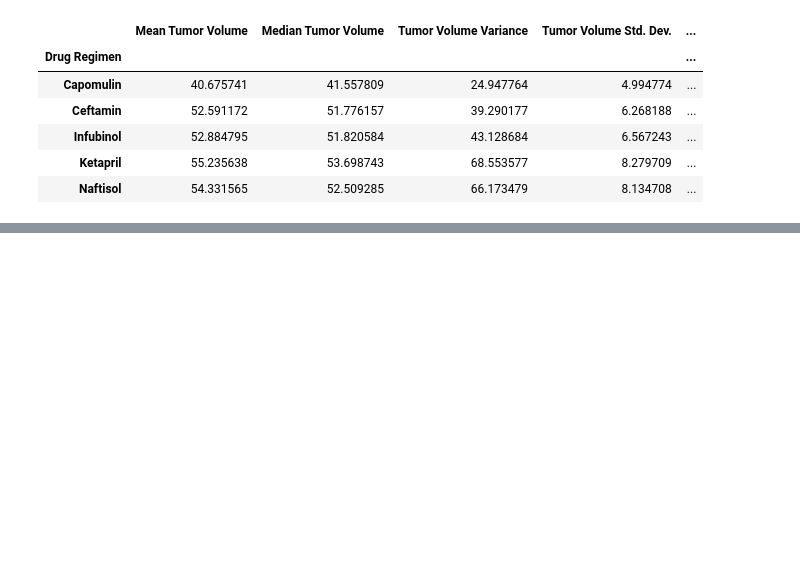
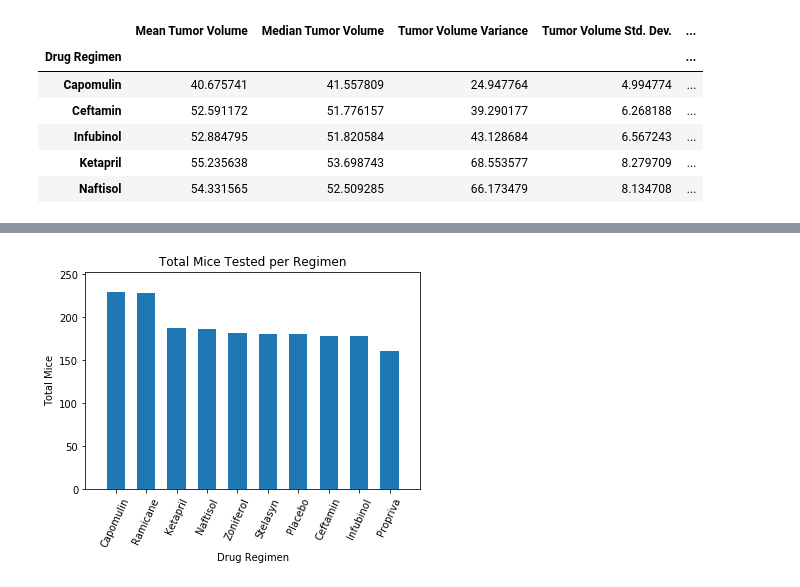
Before and after one commit to theriotn95/Pymaceuticals, a Jupyter notebook: pymaceuticals_study.ipynb, the cells around one changed output, grey strips where cells are left out. Saved outputs shown, nothing was run; the diff lists cells and outputs as text; code cells hidden in the pictures; blank space fills up the shorter version.

```diff
--- a/pymaceuticals_study.ipynb
+++ b/pymaceuticals_study.ipynb
@@ -51,0 +93,16 @@ sum_table.head()
+# %%
+#Using Matplotlib's pyplot create a bar plot to display number of data points for each treatment regimen
+
+plt.bar(range(len(reg_df)),reg_df,width=0.6)
+plt.xticks(range(len(reg_df)),reg_df.index, rotation = 65)
+
+plt.xlim(-1,len(reg_df))
+plt.ylim(0,reg_df.max()*1.1)
+plt.xlabel("Drug Regimen")
+plt.ylabel("Total Mice")
+plt.title("Total Mice Tested per Regimen")
+
+
+plt.show()
+# %% [output]
+[figure, added]
```
Also changed, not shown: parts of 9 cells of this notebook.
